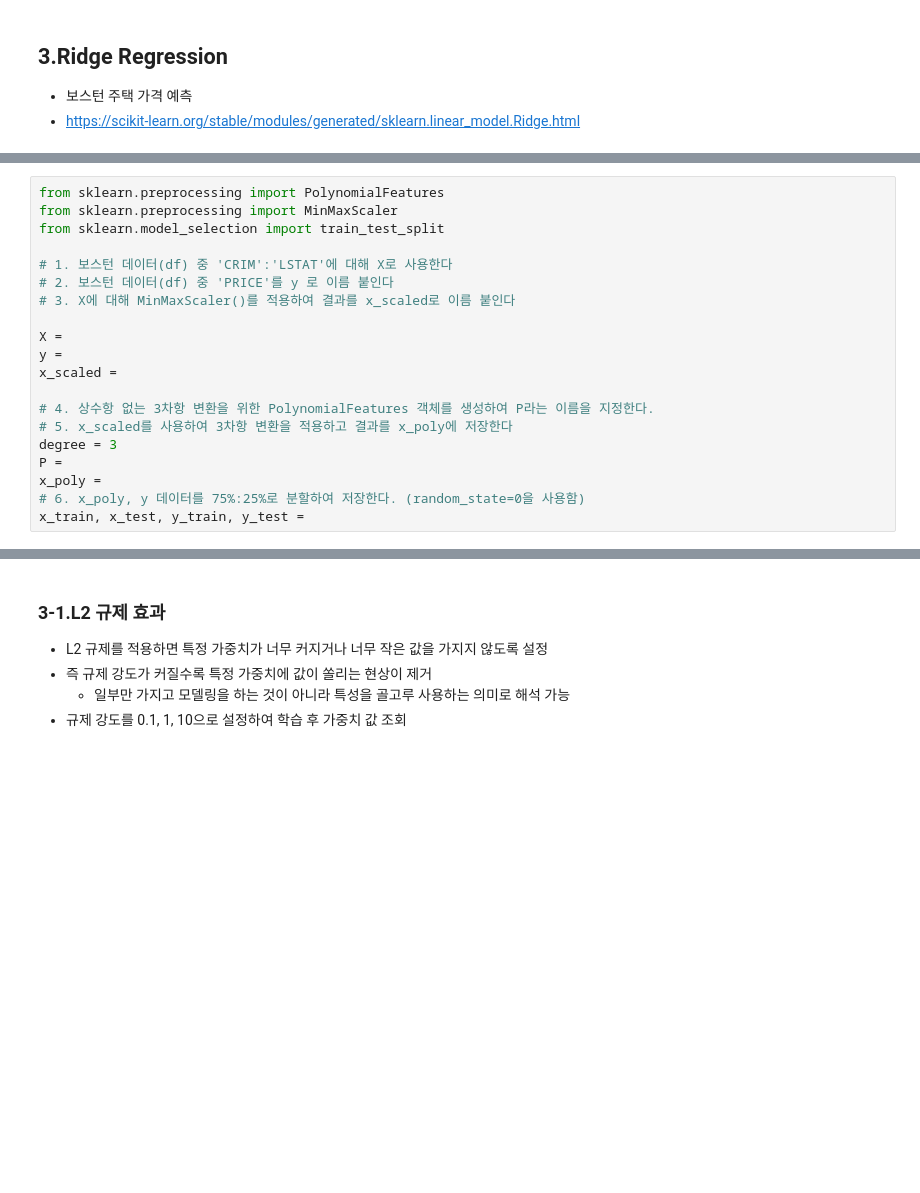
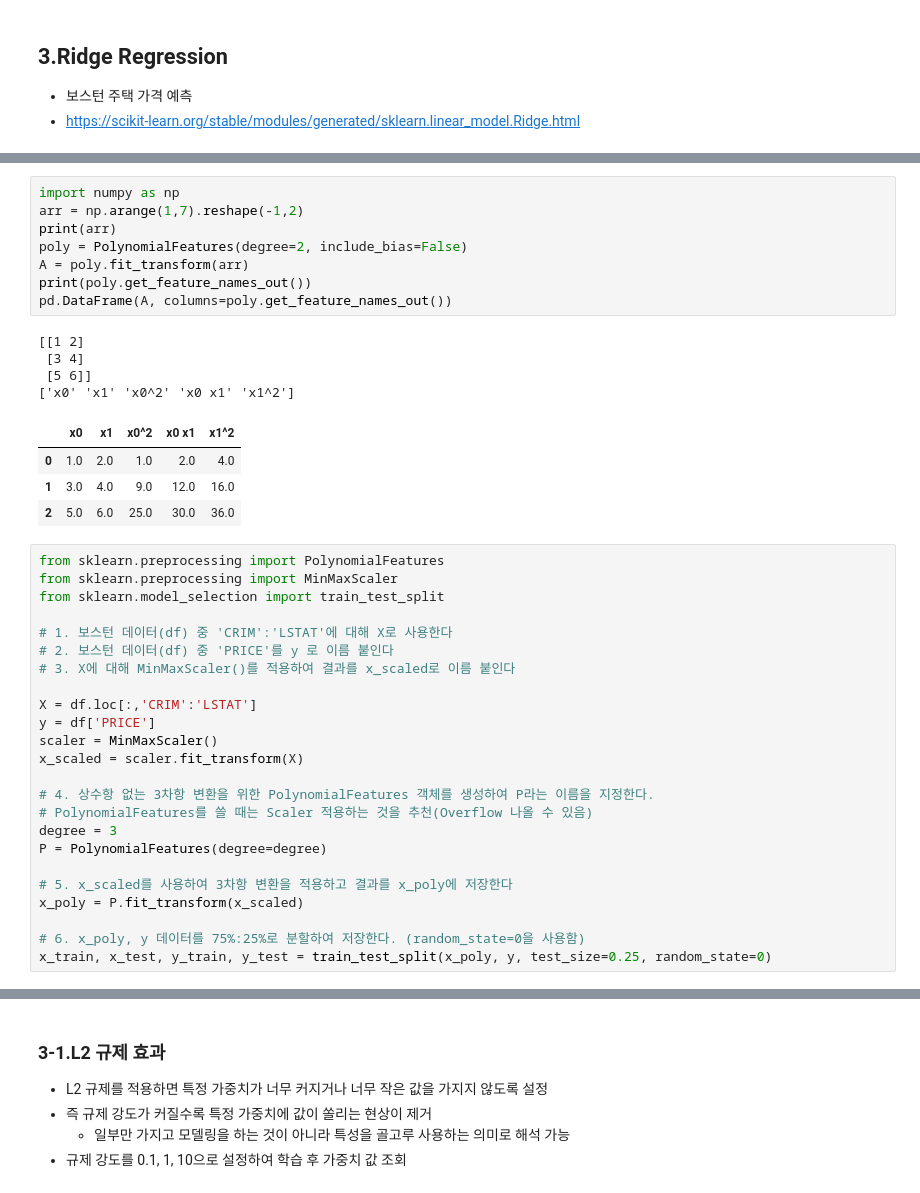
Before and after one commit to blacbakery/py_worksapce, a Jupyter notebook: 강의 노트/05_MachineLearning/p_Camp_ML_03_sklearn_Regularization.ipynb, the cells around one changed output, grey strips where cells are left out. Cells and saved outputs as stored; diff of their text form; blank space fills up the shorter version.

```diff
--- a/강의 노트/05_MachineLearning/p_Camp_ML_03_sklearn_Regularization.ipynb
+++ b/강의 노트/05_MachineLearning/p_Camp_ML_03_sklearn_Regularization.ipynb
@@ -377,6 +412,23 @@ df =
 | 2 | 0.02729 | 0.0 | 7.07 | 0.0 | 0.469 | 7.185 | 61.1 | 4.9671 | 2.0 | 242.0 | 17.8 | ... |
 | 3 | 0.03237 | 0.0 | 2.18 | 0.0 | 0.458 | 6.998 | 45.8 | 6.0622 | 3.0 | 222.0 | 18.7 | ... |
 | 4 | 0.06905 | 0.0 | 2.18 | 0.0 | 0.458 | 7.147 | 54.2 | 6.0622 | 3.0 | 222.0 | 18.7 | ... |
+# %%
+import numpy as np
+arr = np.arange(1,7).reshape(-1,2)
+print(arr)
+poly = PolynomialFeatures(degree=2, include_bias=False)
+A = poly.fit_transform(arr)
+print(poly.get_feature_names_out())
+pd.DataFrame(A, columns=poly.get_feature_names_out())
+# %% [output]
+[[1 2]
+ [3 4]
+ [5 6]]
+['x0' 'x1' 'x0^2' 'x0 x1' 'x1^2']
+|  | x0 | x1 | x0^2 | x0 x1 | x1^2 |
+| 0 | 1.0 | 2.0 | 1.0 | 2.0 | 4.0 |
+| 1 | 3.0 | 4.0 | 9.0 | 12.0 | 16.0 |
+| 2 | 5.0 | 6.0 | 25.0 | 30.0 | 36.0 |
 # %%
 from sklearn.preprocessing import PolynomialFeatures
 from sklearn.preprocessing import MinMaxScaler
@@ -386,17 +438,21 @@ from sklearn.model_selection import train_test_split
 # 2. 보스턴 데이터(df) 중 'PRICE'를 y 로 이름 붙인다
 # 3. X에 대해 MinMaxScaler()를 적용하여 결과를 x_scaled로 이름 붙인다
 
-X =
-y =
-x_scaled =
+X = df.loc[:,'CRIM':'LSTAT']
+y = df['PRICE']
+scaler = MinMaxScaler()
+x_scaled = scaler.fit_transform(X)
 
 # 4. 상수항 없는 3차항 변환을 위한 PolynomialFeatures 객체를 생성하여 P라는 이름을 지정한다.
+# PolynomialFeatures를 쓸 때는 Scaler 적용하는 것을 추천(Overflow 나올 수 있음)
+degree = 3
+P = PolynomialFeatures(degree=degree)
+
 # 5. x_scaled를 사용하여 3차항 변환을 적용하고 결과를 x_poly에 저장한다
-degree = 3
-P =
-x_poly =
+x_poly = P.fit_transform(x_scaled)
+
 # 6. x_poly, y 데이터를 75%:25%로 분할하여 저장한다. (random_state=0을 사용함)
-x_train, x_test, y_train, y_test =
+x_train, x_test, y_train, y_test = train_test_split(x_poly, y, test_size=0.25, random_state=0)
 # %%
 from sklearn.linear_model import Ridge
 # train 데이터를 사용하여 Ridge 모델을 훈련시킨다. (alpha=1 사용)
```
Also changed, not shown: parts of 26 cells of this notebook, 6 other files.
